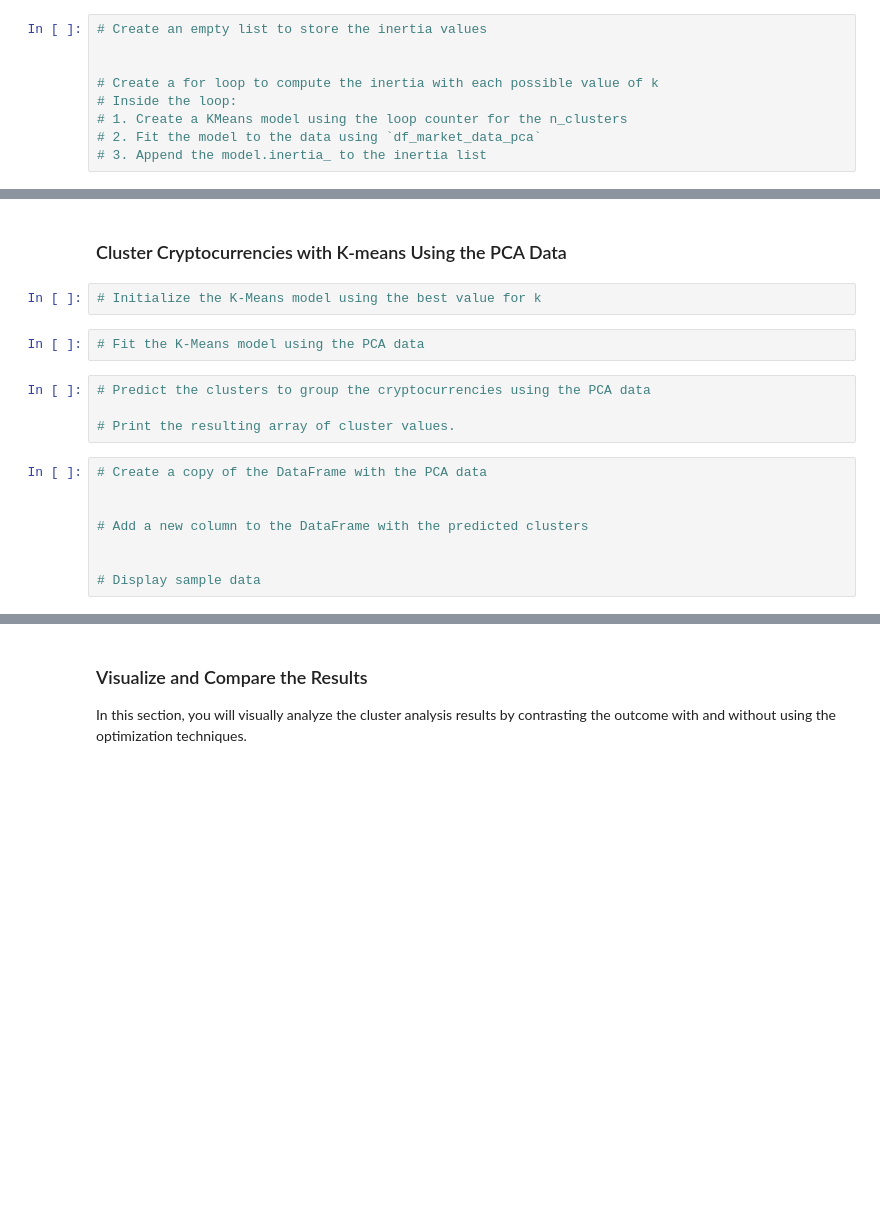
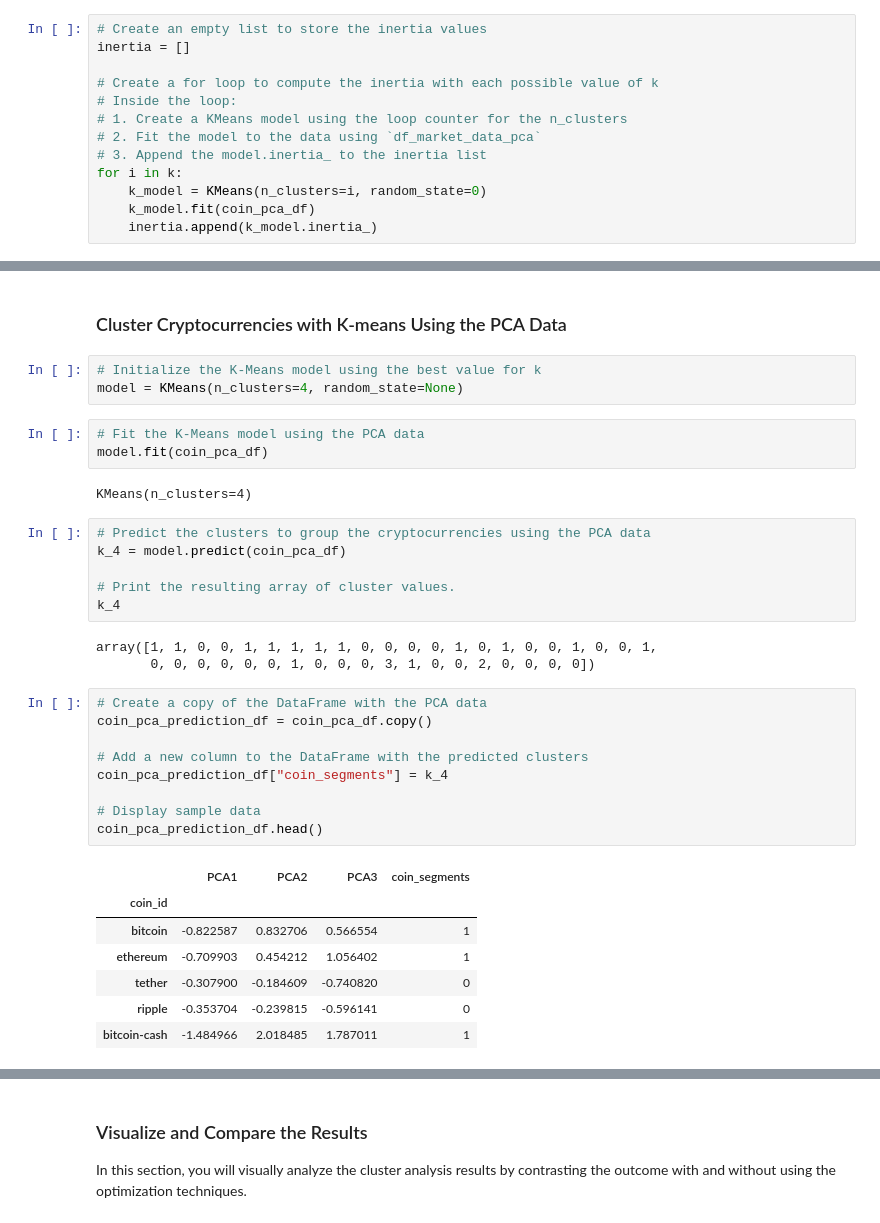
Before and after one commit to Ernawaty2024/CryptoClustering, a Jupyter notebook: Crypto_Clustering.ipynb, the cells around one changed output, grey strips where cells are left out. Cells and saved outputs as stored; diff of their text form; blank space fills up the shorter version.

Commit message:
Update Crypto_Clustering notebook

```diff
--- a/Crypto_Clustering.ipynb
+++ b/Crypto_Clustering.ipynb
@@ -284,11 +347,15 @@ Therefore, k=4 is likely the optimal number of clusters.
 # %%
 # Create an empty list to store the inertia values
-
+inertia = []
 
 # Create a for loop to compute the inertia with each possible value of k
 # Inside the loop:
 # 1. Create a KMeans model using the loop counter for the n_clusters
 # 2. Fit the model to the data using `df_market_data_pca`
 # 3. Append the model.inertia_ to the inertia list
+for i in k:
+    k_model = KMeans(n_clusters=i, random_state=0)
+    k_model.fit(coin_pca_df)
+    inertia.append(k_model.inertia_)
 # %%
 # Create a dictionary with the data to plot the Elbow curve
@@ -312,20 +398,38 @@ Therefore, k=4 is likely the optimal number of clusters.
 ### Cluster Cryptocurrencies with K-means Using the PCA Data
 # %%
 # Initialize the K-Means model using the best value for k
+model = KMeans(n_clusters=4, random_state=None)
 # %%
 # Fit the K-Means model using the PCA data
+model.fit(coin_pca_df)
+# %% [output]
+KMeans(n_clusters=4)
 # %%
 # Predict the clusters to group the cryptocurrencies using the PCA data
+k_4 = model.predict(coin_pca_df)
 
 # Print the resulting array of cluster values.
+k_4
+# %% [output]
+array([1, 1, 0, 0, 1, 1, 1, 1, 1, 0, 0, 0, 0, 1, 0, 1, 0, 0, 1, 0, 0, 1,
+       0, 0, 0, 0, 0, 0, 1, 0, 0, 0, 3, 1, 0, 0, 2, 0, 0, 0, 0])
 # %%
 # Create a copy of the DataFrame with the PCA data
-
+coin_pca_prediction_df = coin_pca_df.copy()
 
 # Add a new column to the DataFrame with the predicted clusters
-
+coin_pca_prediction_df["coin_segments"] = k_4
 
 # Display sample data
+coin_pca_prediction_df.head()
+# %% [output]
+|  | PCA1 | PCA2 | PCA3 | coin_segments |
+| coin_id |  |  |  |  |
+| bitcoin | -0.822587 | 0.832706 | 0.566554 | 1 |
+| ethereum | -0.709903 | 0.454212 | 1.056402 | 1 |
+| tether | -0.307900 | -0.184609 | -0.740820 | 0 |
+| ripple | -0.353704 | -0.239815 | -0.596141 | 0 |
+| bitcoin-cash | -1.484966 | 2.018485 | 1.787011 | 1 |
 # %%
 # Create a scatter plot using hvPlot by setting
 # `x="PC1"` and `y="PC2"`.
```
Also changed, not shown: parts of 20 cells of this notebook.
